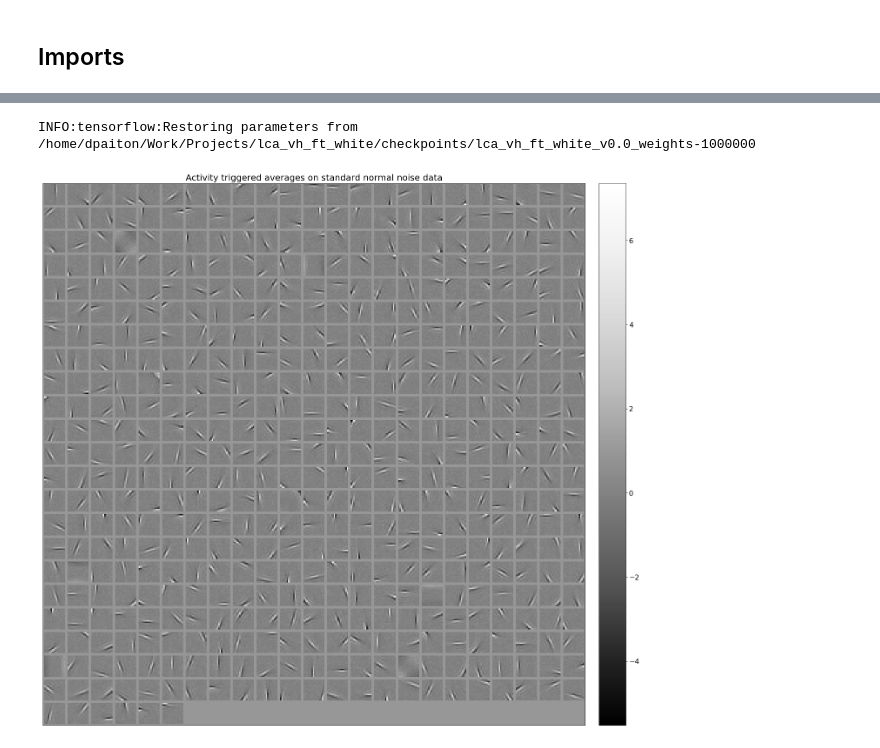
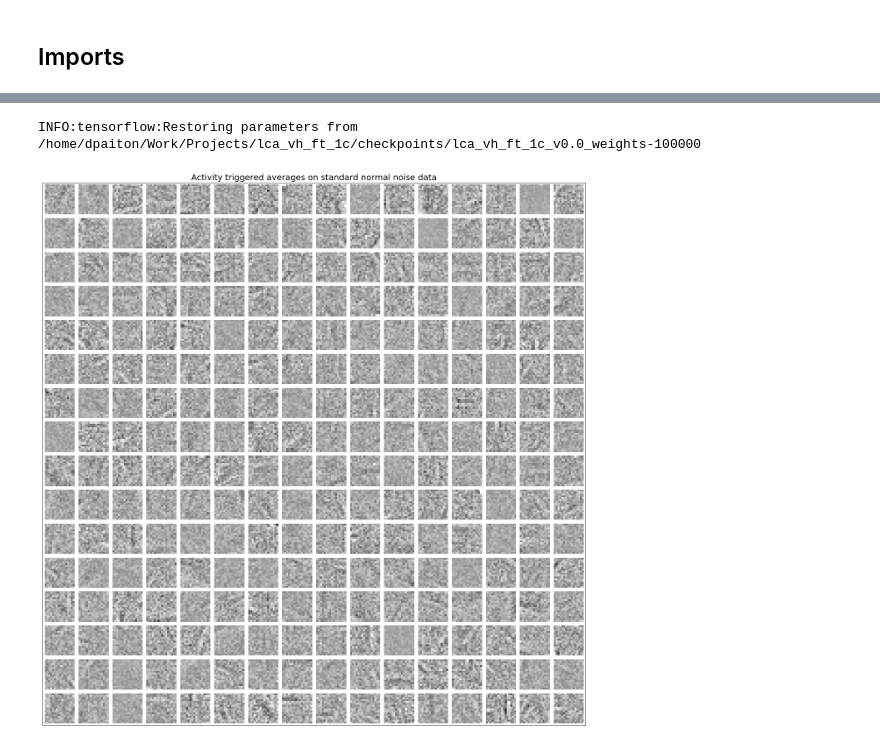
Before and after one commit to dpaiton/DeepSparseCoding, a Jupyter notebook: vis_lca.ipynb, the cells around one changed output, grey strips where cells are left out. Drawn from its saved outputs; the diff is of its cells as text; code cells hidden in the pictures.

```diff
--- a/vis_lca.ipynb
+++ b/vis_lca.ipynb
@@ -47,3 +35,22 @@ INFO:tensorflow:Restoring parameters from /home/dpaiton/Work/Projects/lca_vh_ft_
+# %%
+analyzer = ap.get_analyzer(analysis_params)
+analyzer.model.setup(analyzer.model_params, analyzer.model_schedule)
+analyzer.load_analysis(save_info=analysis_params["save_info"])
+
+ot_bf_indices = analyzer.ot_grating_responses["neuron_indices"]
+ot_contrasts = analyzer.ot_grating_responses["contrasts"]
+ot_phases = analyzer.ot_grating_responses["phases"]
+ot_orientations = analyzer.ot_grating_responses["orientations"]
+ot_best_phases = analyzer.ot_grating_responses["best_phases"]
+ot_mean_activations = analyzer.ot_grating_responses["mean_responses"]
+
+co_bf_indices = analyzer.co_grating_responses["neuron_indices"]
+co_contrasts = analyzer.co_grating_responses["contrasts"]
+co_phases = analyzer.co_grating_responses["phases"]
+co_base_orientations = analyzer.co_grating_responses["base_orientations"]
+co_mask_orientations = analyzer.co_grating_responses["mask_orientations"]
+co_base_mean_responses = analyzer.co_grating_responses["base_mean_responses"]
+co_test_mean_responses = analyzer.co_grating_responses["test_mean_responses"]
 # %%
 stats_fig = pf.plot_stats(analyzer.run_stats,
   keys=["a_fraction_active", "recon_loss", "sparse_loss", "total_loss"],
@@ -60,11 +68,10 @@ atas_fig = pf.plot_data_tiled(analyzer.atas.T.reshape(num_neurons,
 # %%
-noise_images = np.random.standard_normal(data["train"].images.shape)
+noise_images = np.random.standard_normal([analyzer.model_params["num_images"]]+analyzer.model_params["data_shape"])
 noise_evals = analyzer.evaluate_model(noise_images, analyzer.var_names)
-noise_atas = analyzer.compute_atas(noise_evals["inference/activity:0"],
-  noise_images)
-noise_atas_fig = pf.plot_data_tiled(noise_atas.T.reshape(num_neurons,
-  int(np.sqrt(num_pixels)), int(np.sqrt(num_pixels))), normalize=False,
-  title="Activity triggered averages on standard normal noise data")
+noise_atas = analyzer.compute_atas(noise_evals["inference/activity:0"], noise_images)
+#noise_atas = analyzer.compute_atas(noise_evals["inference/coefficients:0"], noise_images)
+noise_atas_fig = pf.plot_data_tiled(noise_atas.T, normalize=False, title="Activity triggered averages on standard normal noise data")
+noise_atas_fig.savefig(analyzer.analysis_out_dir+analysis_params["model_name"]+"_noise_atas.png")
 # %% [output]
-INFO:tensorflow:Restoring parameters from /home/dpaiton/Work/Projects/lca_vh_ft_white/checkpoints/lca_vh_ft_white_v0.0_weights-1000000
+INFO:tensorflow:Restoring parameters from /home/dpaiton/Work/Projects/lca_vh_ft_1c/checkpoints/lca_vh_ft_1c_v0.0_weights-100000
-[figure, old version]
+[figure, new version]
```
Also changed, not shown: parts of 19 cells of this notebook, 24 other files.
